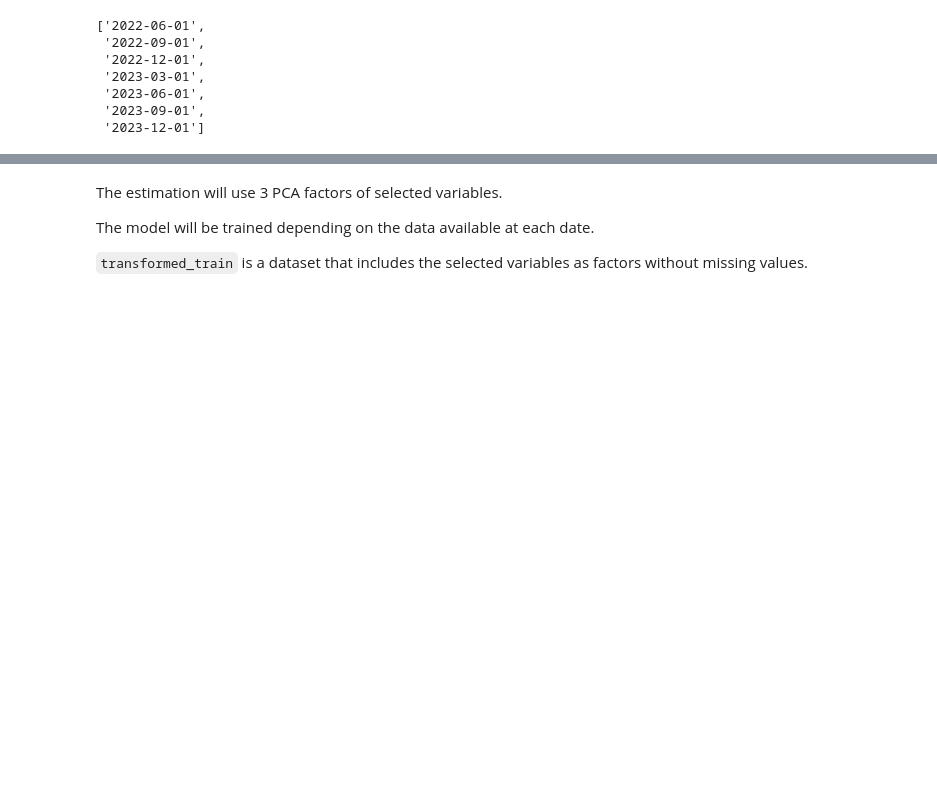
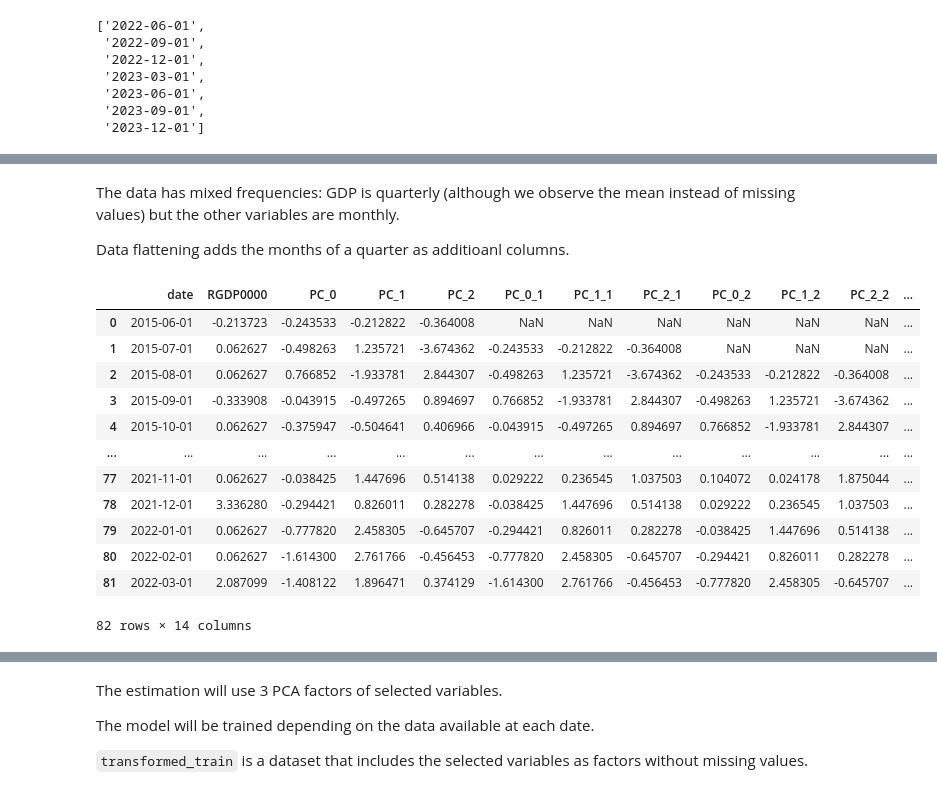
Before and after one commit to guerreroda/nwcst_intro, a Jupyter notebook: notebooks/notebook_3.ipynb, the cells around one changed output, grey strips where cells are left out. Drawn from its saved outputs; the diff is of its cells as text; code cells hidden in the pictures; blank space fills up the shorter version.

```diff
--- a/notebooks/notebook_3.ipynb
+++ b/notebooks/notebook_3.ipynb
@@ -643,0 +645,7 @@ dates
+# %%
+# param_pca is the number of factors included.
+param_pca = 3
+spec = " ".join(XVars)
+
+date = dates[0]
+date
@@ -643,0 +720,21 @@ dates
+# %% [markdown]
+The data has mixed frequencies: GDP is quarterly (although we observe the mean instead of missing values) but the other variables are monthly.
+
+Data flattening adds the months of a quarter as additioanl columns.
+# %%
+transformed_train = flatten_data(transformed_train, target_variable, 3 )
+transformed_train
+# %% [output]
+|  | date | RGDP0000 | PC_0 | PC_1 | PC_2 | PC_0_1 | PC_1_1 | PC_2_1 | PC_0_2 | PC_1_2 | PC_2_2 | ... |
+| 0 | 2015-06-01 | -0.213723 | -0.243533 | -0.212822 | -0.364008 | NaN | NaN | NaN | NaN | NaN | NaN | ... |
+| 1 | 2015-07-01 | 0.062627 | -0.498263 | 1.235721 | -3.674362 | -0.243533 | -0.212822 | -0.364008 | NaN | NaN | NaN | ... |
+| 2 | 2015-08-01 | 0.062627 | 0.766852 | -1.933781 | 2.844307 | -0.498263 | 1.235721 | -3.674362 | -0.243533 | -0.212822 | -0.364008 | ... |
+| 3 | 2015-09-01 | -0.333908 | -0.043915 | -0.497265 | 0.894697 | 0.766852 | -1.933781 | 2.844307 | -0.498263 | 1.235721 | -3.674362 | ... |
+| 4 | 2015-10-01 | 0.062627 | -0.375947 | -0.504641 | 0.406966 | -0.043915 | -0.497265 | 0.894697 | 0.766852 | -1.933781 | 2.844307 | ... |
+| ... | ... | ... | ... | ... | ... | ... | ... | ... | ... | ... | ... | ... |
+| 77 | 2021-11-01 | 0.062627 | -0.038425 | 1.447696 | 0.514138 | 0.029222 | 0.236545 | 1.037503 | 0.104072 | 0.024178 | 1.875044 | ... |
+| 78 | 2021-12-01 | 3.336280 | -0.294421 | 0.826011 | 0.282278 | -0.038425 | 1.447696 | 0.514138 | 0.029222 | 0.236545 | 1.037503 | ... |
+| 79 | 2022-01-01 | 0.062627 | -0.777820 | 2.458305 | -0.645707 | -0.294421 | 0.826011 | 0.282278 | -0.038425 | 1.447696 | 0.514138 | ... |
+| 80 | 2022-02-01 | 0.062627 | -1.614300 | 2.761766 | -0.456453 | -0.777820 | 2.458305 | -0.645707 | -0.294421 | 0.826011 | 0.282278 | ... |
+| 81 | 2022-03-01 | 2.087099 | -1.408122 | 1.896471 | 0.374129 | -1.614300 | 2.761766 | -0.456453 | -0.777820 | 2.458305 | -0.645707 | ... |
+82 rows × 14 columns
```
Also changed, not shown: parts of 27 cells of this notebook.
